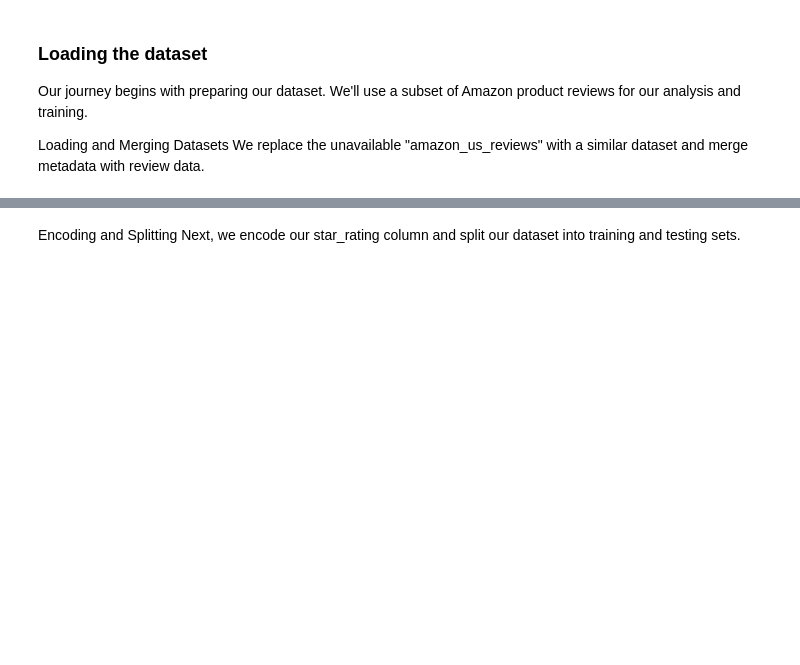
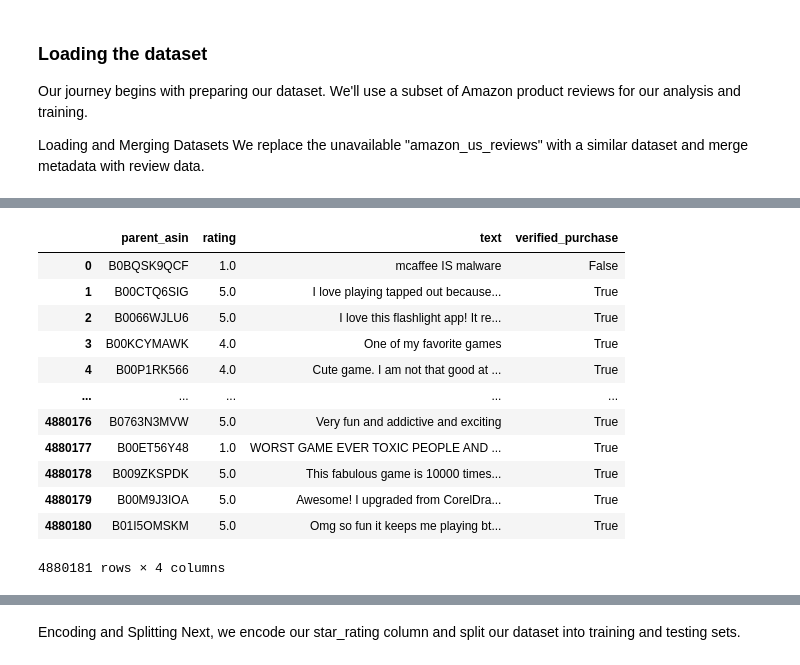
Before and after one commit to S-Arivukkarasu/Machine_Learning, a Jupyter notebook: LLM/Transformers_Basics/T5_product_review_generation.ipynb, the cells around one changed output, grey strips where cells are left out. Saved outputs shown, nothing was run; the diff lists cells and outputs as text; code cells hidden in the pictures; blank space fills up the shorter version.

```diff
--- a/LLM/Transformers_Basics/T5_product_review_generation.ipynb
+++ b/LLM/Transformers_Basics/T5_product_review_generation.ipynb
@@ -56,0 +51,17 @@ ds
+# %%
+review_ds = load_dataset("McAuley-Lab/Amazon-Reviews-2023", f"raw_review_{dataset_category}", split='full').to_pandas()[['parent_asin', 'rating', 'text', 'verified_purchase']]
+review_ds
+# %% [output]
+|  | parent_asin | rating | text | verified_purchase |
+| 0 | B0BQSK9QCF | 1.0 | mcaffee IS malware | False |
+| 1 | B00CTQ6SIG | 5.0 | I love playing tapped out because... | True |
+| 2 | B0066WJLU6 | 5.0 | I love this flashlight app! It re... | True |
+| 3 | B00KCYMAWK | 4.0 | One of my favorite games | True |
+| 4 | B00P1RK566 | 4.0 | Cute game. I am not that good at ... | True |
+| ... | ... | ... | ... | ... |
+| 4880176 | B0763N3MVW | 5.0 | Very fun and addictive and exciting | True |
+| 4880177 | B00ET56Y48 | 1.0 | WORST GAME EVER TOXIC PEOPLE AND ... | True |
+| 4880178 | B009ZKSPDK | 5.0 | This fabulous game is 10000 times... | True |
+| 4880179 | B00M9J3IOA | 5.0 | Awesome! I upgraded from CorelDra... | True |
+| 4880180 | B01I5OMSKM | 5.0 | Omg so fun it keeps me playing bt... | True |
+4880181 rows × 4 columns
```
Also changed, not shown: parts of 3 cells of this notebook, 5 other files.
